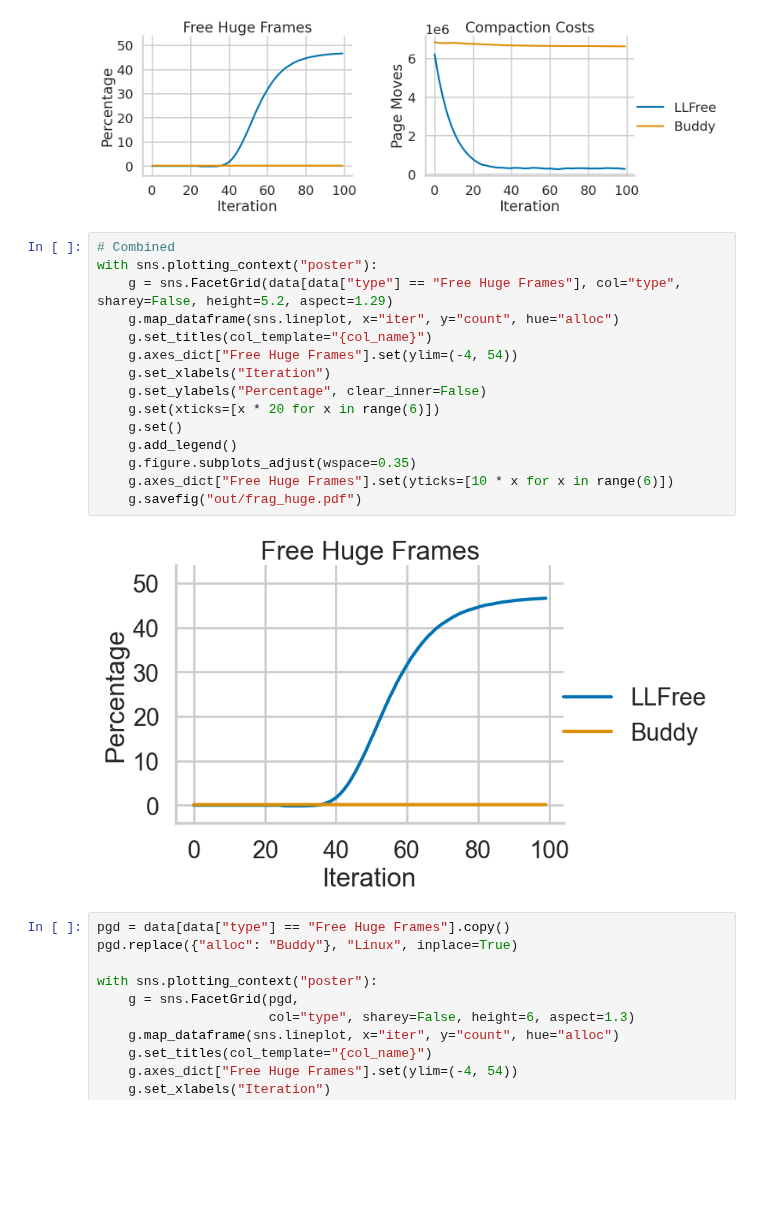
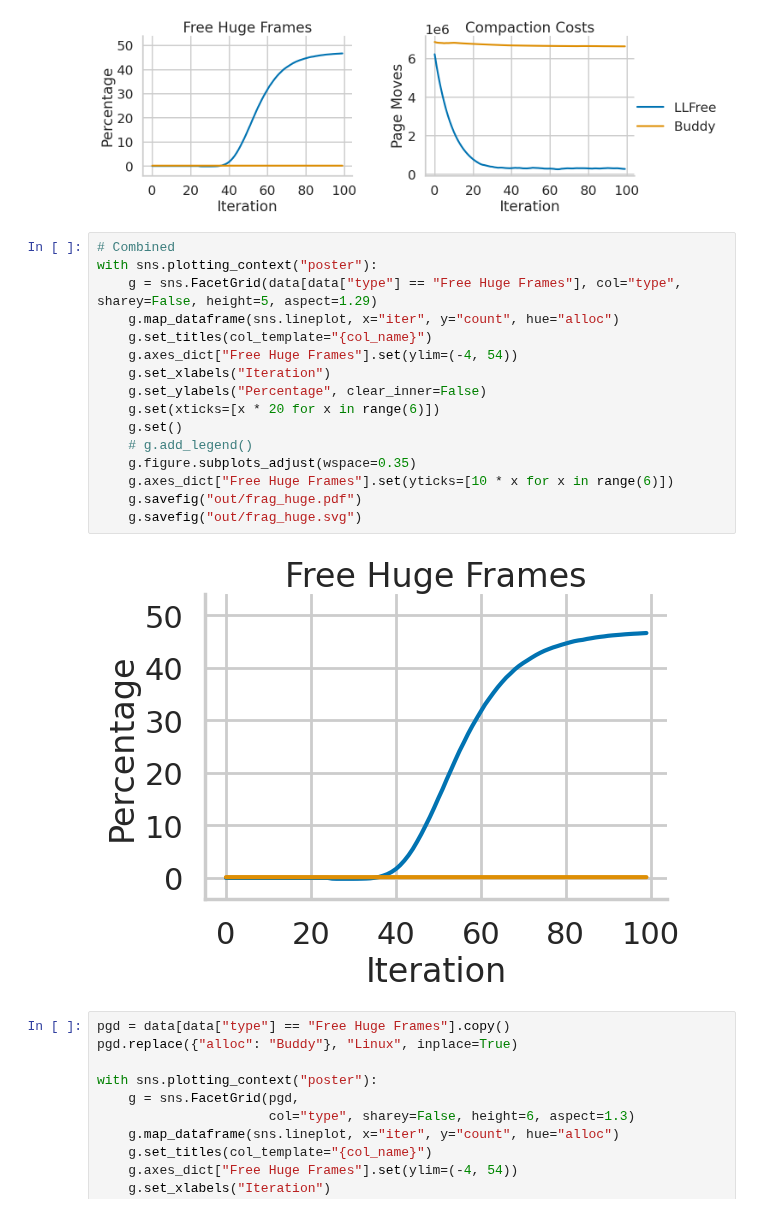
Before and after one commit to luhsra/llfree-bench, a Jupyter notebook: frag.ipynb, the cells around one changed output. Cells and saved outputs as stored; diff of their text form; blank space fills up the shorter version.

Commit message:
Update frag/alloc figs

```diff
--- a/frag.ipynb
+++ b/frag.ipynb
@@ -201,20 +201,21 @@ save_dref("frag", ["type", "alloc", "iter"], data)
 # %%
 # Combined
 with sns.plotting_context("poster"):
-    g = sns.FacetGrid(data[data["type"] == "Free Huge Frames"], col="type", sharey=False, height=5.2, aspect=1.29)
+    g = sns.FacetGrid(data[data["type"] == "Free Huge Frames"], col="type", sharey=False, height=5, aspect=1.29)
     g.map_dataframe(sns.lineplot, x="iter", y="count", hue="alloc")
     g.set_titles(col_template="{col_name}")
     g.axes_dict["Free Huge Frames"].set(ylim=(-4, 54))
     g.set_xlabels("Iteration")
     g.set_ylabels("Percentage", clear_inner=False)
     g.set(xticks=[x * 20 for x in range(6)])
     g.set()
-    g.add_legend()
+    # g.add_legend()
     g.figure.subplots_adjust(wspace=0.35)
     g.axes_dict["Free Huge Frames"].set(yticks=[10 * x for x in range(6)])
     g.savefig("out/frag_huge.pdf")
+    g.savefig("out/frag_huge.svg")
 # %% [output]
-[figure, old version]
+[figure, new version]
 # %%
 pgd = data[data["type"] == "Free Huge Frames"].copy()
 pgd.replace({"alloc": "Buddy"}, "Linux", inplace=True)
```
Also changed, not shown: 5 other files.
